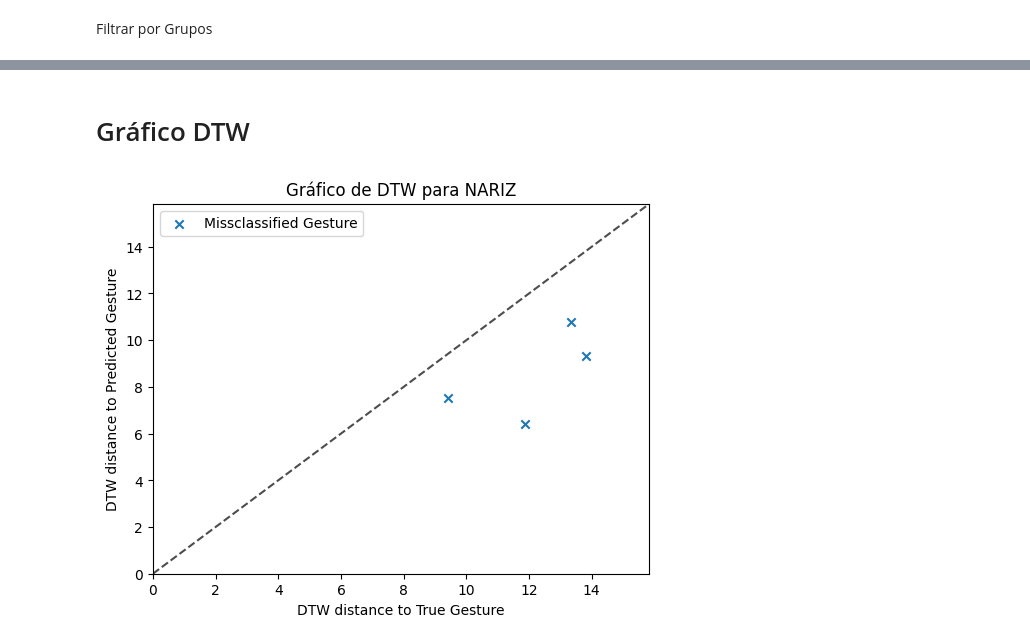
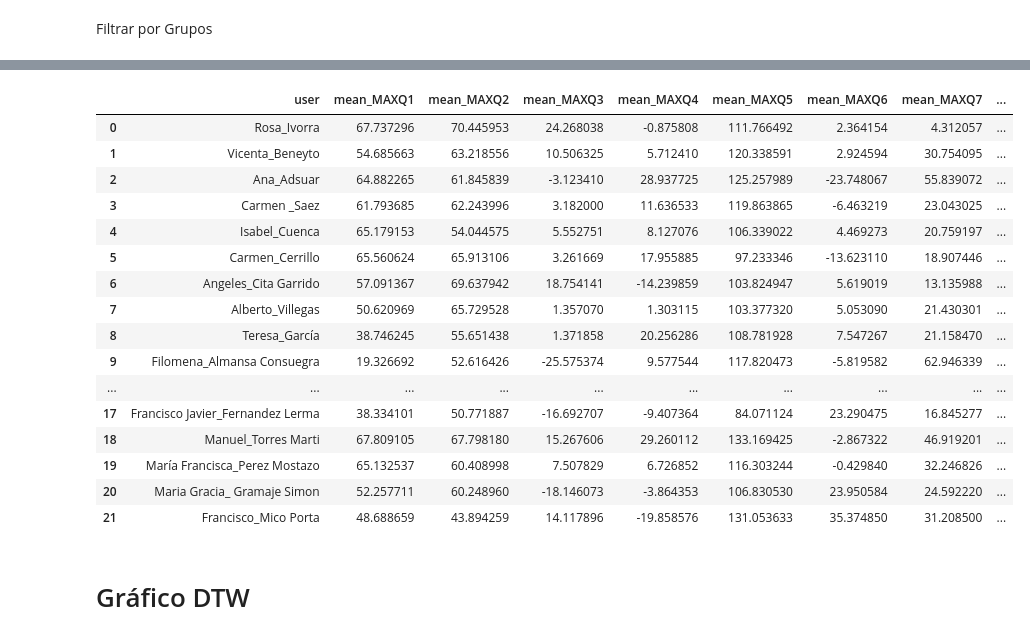
Before and after one commit to RaulMB94/rai_exp_2023_sivarita, a Jupyter notebook: rai_exp_2023_sivarita.ipynb, the cells around one changed output, grey strips where cells are left out. Saved outputs shown, nothing was run; the diff lists cells and outputs as text; code cells hidden in the pictures.

Commit message:
Plot DTW y Filtrado

```diff
--- a/rai_exp_2023_sivarita.ipynb
+++ b/rai_exp_2023_sivarita.ipynb
@@ -140,0 +118,5 @@ df_params.sample(5)
+# %%
+#Filtrar movimientos articulares
+condicion = (abs(df_params.iloc[:,-14:]) > 180).any(axis=1)
+df_params = df_params[~condicion]
+df_params.sample(5)
@@ -140,0 +131,11 @@ df_params.sample(5)
+# %%
+#Filtrar por cantidad de actividades
+conteo_nombres = df_params['usuario'].value_counts()
+print(conteo_nombres)
+# Filtra los usuarios que se repiten más de una vez
+usuarios_a_mantener = conteo_nombres[conteo_nombres > 1].index
+print(len(usuarios_a_mantener))
+# Crea un nuevo DataFrame con solo los usuarios que se repiten más de una vez
+df_params = df_params[df_params['usuario'].isin(usuarios_a_mantener)]
+
+df_params.sample(5)
@@ -188,10 +202,28 @@ df.sample(3)
+# %%
+df.dataframe[0]
+# %% [output]
+|  | user | mean_MAXQ1 | mean_MAXQ2 | mean_MAXQ3 | mean_MAXQ4 | mean_MAXQ5 | mean_MAXQ6 | mean_MAXQ7 | ... |
+| 0 | Rosa_Ivorra | 67.737296 | 70.445953 | 24.268038 | -0.875808 | 111.766492 | 2.364154 | 4.312057 | ... |
+| 1 | Vicenta_Beneyto | 54.685663 | 63.218556 | 10.506325 | 5.712410 | 120.338591 | 2.924594 | 30.754095 | ... |
+| 2 | Ana_Adsuar | 64.882265 | 61.845839 | -3.123410 | 28.937725 | 125.257989 | -23.748067 | 55.839072 | ... |
+| 3 | Carmen _Saez | 61.793685 | 62.243996 | 3.182000 | 11.636533 | 119.863865 | -6.463219 | 23.043025 | ... |
+| 4 | Isabel_Cuenca | 65.179153 | 54.044575 | 5.552751 | 8.127076 | 106.339022 | 4.469273 | 20.759197 | ... |
+| 5 | Carmen_Cerrillo | 65.560624 | 65.913106 | 3.261669 | 17.955885 | 97.233346 | -13.623110 | 18.907446 | ... |
+| 6 | Angeles_Cita Garrido | 57.091367 | 69.637942 | 18.754141 | -14.239859 | 103.824947 | 5.619019 | 13.135988 | ... |
+| 7 | Alberto_Villegas | 50.620969 | 65.729528 | 1.357070 | 1.303115 | 103.377320 | 5.053090 | 21.430301 | ... |
+| 8 | Teresa_García | 38.746245 | 55.651438 | 1.371858 | 20.256286 | 108.781928 | 7.547267 | 21.158470 | ... |
+| 9 | Filomena_Almansa Consuegra | 19.326692 | 52.616426 | -25.575374 | 9.577544 | 117.820473 | -5.819582 | 62.946339 | ... |
+| ... | ... | ... | ... | ... | ... | ... | ... | ... | ... |
+| 17 | Francisco Javier_Fernandez Lerma | 38.334101 | 50.771887 | -16.692707 | -9.407364 | 84.071124 | 23.290475 | 16.845277 | ... |
+| 18 | Manuel_Torres Marti | 67.809105 | 67.798180 | 15.267606 | 29.260112 | 133.169425 | -2.867322 | 46.919201 | ... |
+| 19 | María Francisca_Perez Mostazo | 65.132537 | 60.408998 | 7.507829 | 6.726852 | 116.303244 | -0.429840 | 32.246826 | ... |
+| 20 | Maria Gracia_ Gramaje Simon | 52.257711 | 60.248960 | -18.146073 | -3.864353 | 106.830530 | 23.950584 | 24.592220 | ... |
+| 21 | Francisco_Mico Porta | 48.688659 | 43.894259 | 14.117896 | -19.858576 | 131.053633 | 35.374850 | 31.208500 | ... |
 # %% [markdown]
 # Gráfico DTW
 # %%
 # Plot DTW
-index = 63
+index = 195
 df = df_data.dataFrameIA[index]
 tarea = df_data.tipo_actividad[index]
 Sivarita.plotDTWparam(df, tarea)
-# %% [output]
-[figure, removed]
```
Also changed, not shown: parts of 25 cells of this notebook, 6 other files.
